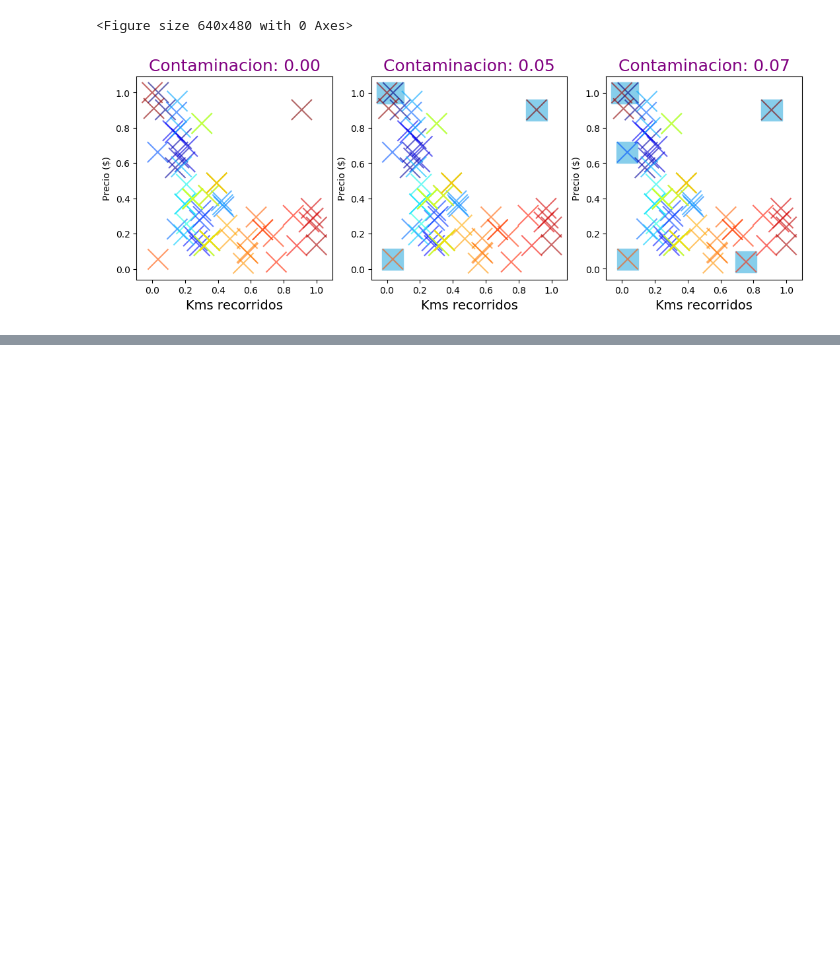
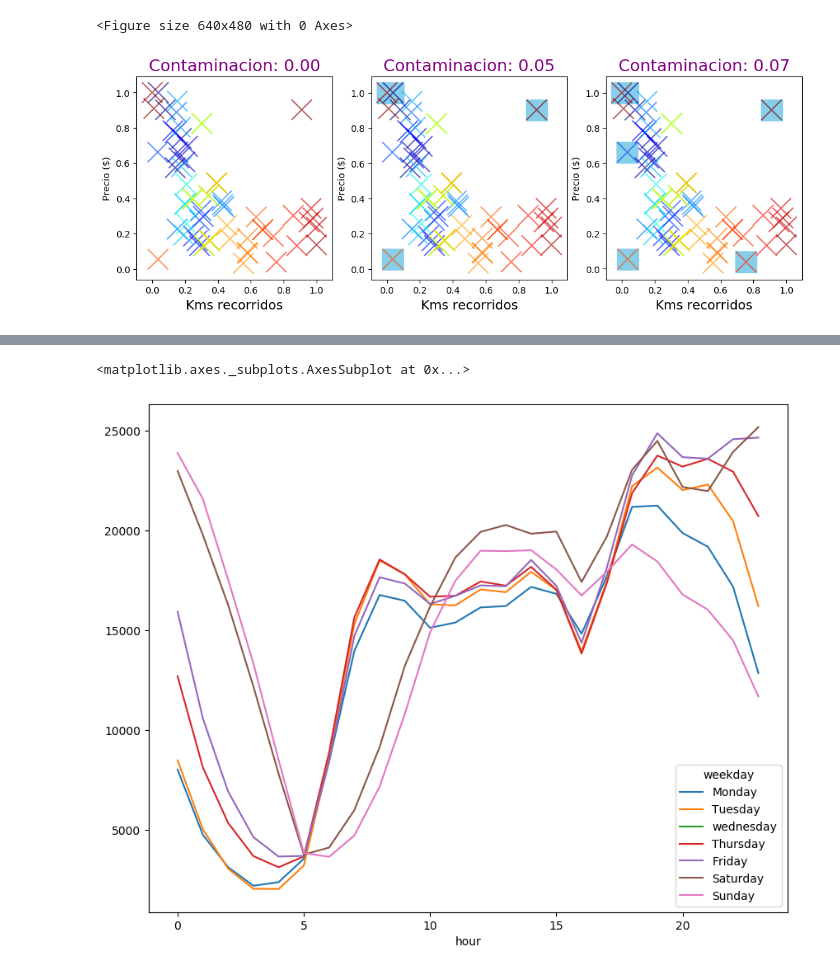
Before and after one commit to llukitas/Machine_Learning_Tutorial, a Jupyter notebook: 2_Aprendizaje_Supervisado/03_Deteccion_outliers/IsolationForest.ipynb, the cells around one changed output, grey strips where cells are left out. Cells and saved outputs as stored; diff of their text form; code cells hidden in the pictures; blank space fills up the shorter version.

```diff
--- a/2_Aprendizaje_Supervisado/03_Deteccion_outliers/IsolationForest.ipynb
+++ b/2_Aprendizaje_Supervisado/03_Deteccion_outliers/IsolationForest.ipynb
@@ -54,0 +120,5 @@ plt.show()
+# %%
+df.groupby(['hour','weekday']).mean()['value'].unstack().plot()
+# %% [output]
+<matplotlib.axes._subplots.AxesSubplot at 0x...>
+[figure, added]
```
Also changed, not shown: parts of 26 cells of this notebook.
